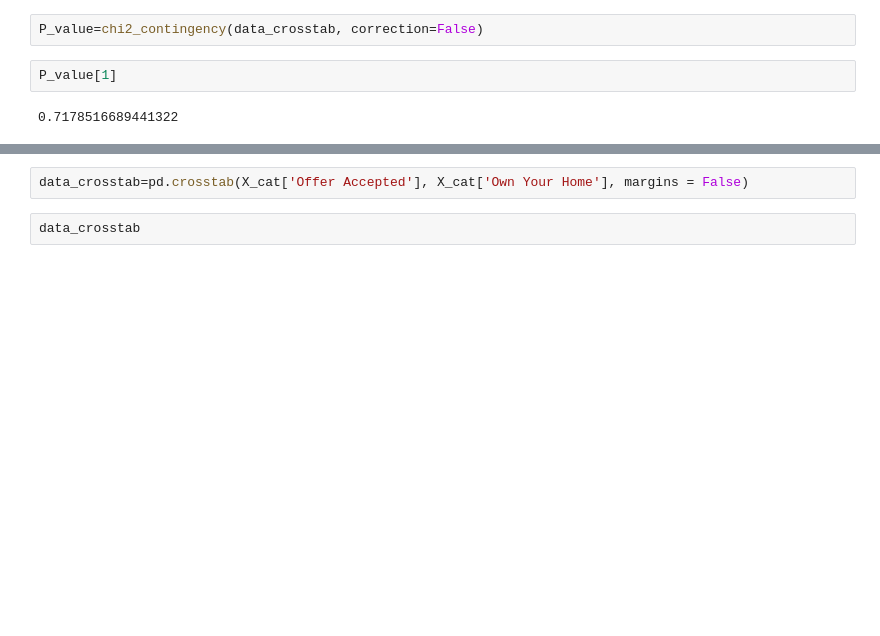
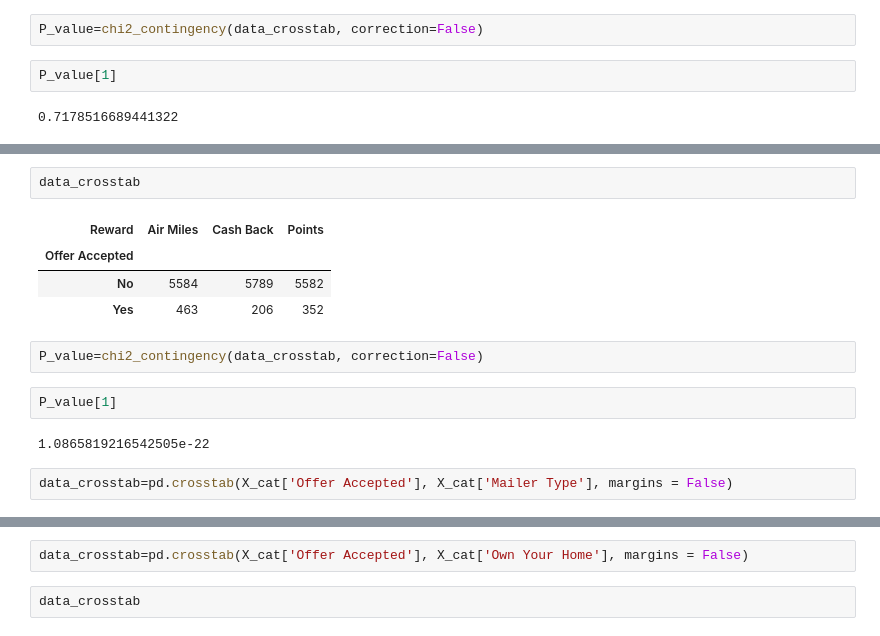
Before and after one commit to lado007/bank-credict-card-project, a Jupyter notebook: codes/credit_card_project.ipynb, the cells around one changed output, grey strips where cells are left out. Drawn from its saved outputs; the diff is of its cells as text; blank space fills up the shorter version.

```diff
--- a/codes/credit_card_project.ipynb
+++ b/codes/credit_card_project.ipynb
@@ -305,0 +323,15 @@ P_value[1]
+# %%
+data_crosstab
+# %% [output]
+| Reward | Air Miles | Cash Back | Points |
+| Offer Accepted |  |  |  |
+| No | 5584 | 5789 | 5582 |
+| Yes | 463 | 206 | 352 |
+# %%
+P_value=chi2_contingency(data_crosstab, correction=False)
+# %%
+P_value[1]
+# %% [output]
+1.0865819216542505e-22
+# %%
+data_crosstab=pd.crosstab(X_cat['Offer Accepted'], X_cat['Mailer Type'], margins = False)
```
Also changed, not shown: parts of 16 cells of this notebook.
